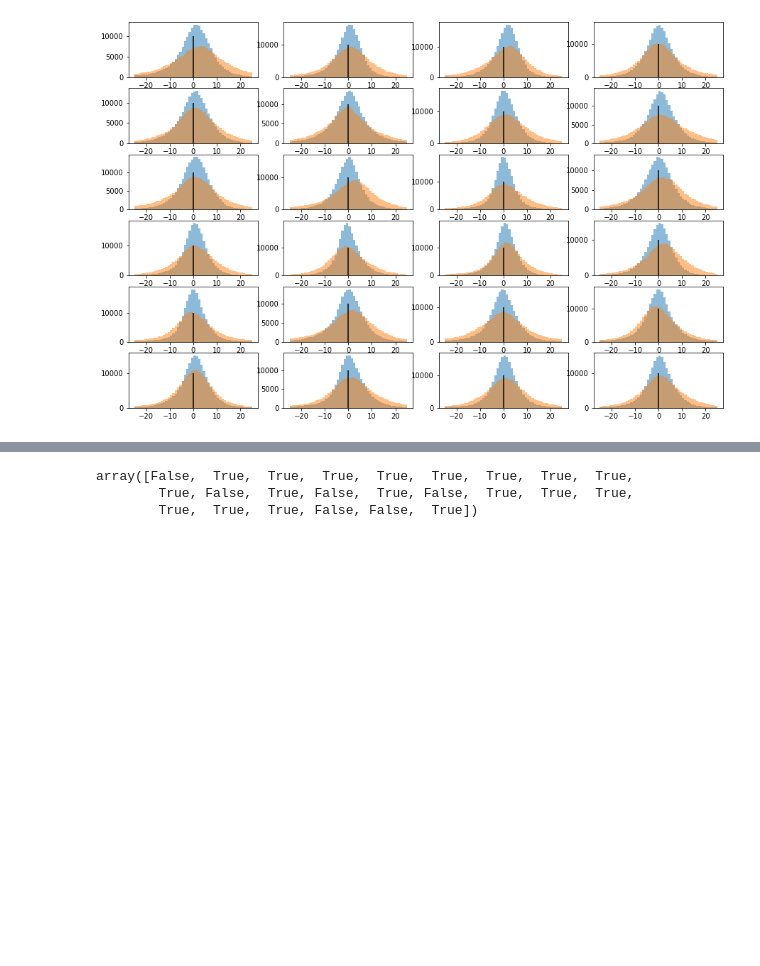
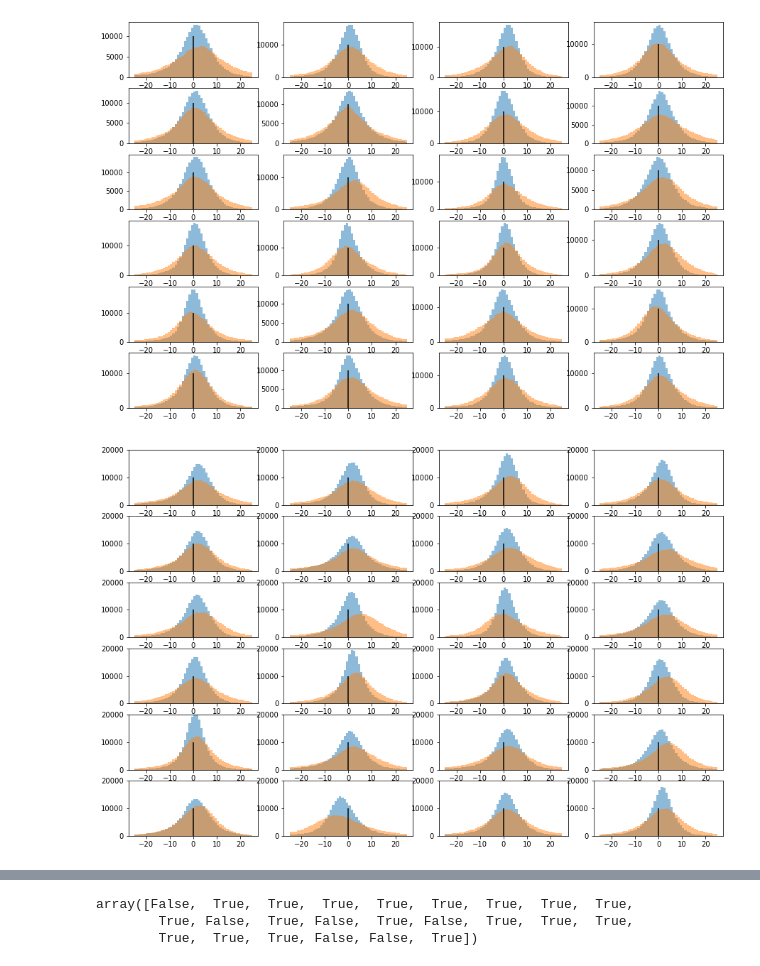
Before and after one commit to PibeChorro/Magic_fMRI, a Jupyter notebook: analysis/visualization/contrast_distribution_visualization.ipynb, the cells around one changed output, grey strips where cells are left out. Saved outputs shown, nothing was run; the diff lists cells and outputs as text; code cells hidden in the pictures; blank space fills up the shorter version.

```diff
--- a/analysis/visualization/contrast_distribution_visualization.ipynb
+++ b/analysis/visualization/contrast_distribution_visualization.ipynb
@@ -144,3 +150,26 @@ for s, sub in enumerate(subjects):
 #    print('sub-{:02} min value={}    max value={}'.format(s+1,con_data.min(),con_data.max()))
 # %% [output]
 [figure]
+# %%
+strange_cons = [8,9] # that is Surprise>Magic before and Surprise>Control
+fig = plt.figure(figsize=(15,10))
+
+skews_fmriprep = np.zeros((len(strange_cons),len(subjects)))
+for s, sub in enumerate(subjects):
+    fig.add_subplot(6,4,s+1)
+    for c,con in enumerate(strange_cons):
+        current_con = os.path.join(RESULTS_DIR_FMRIPREP,sub, 'con_{:04}.nii'.format(con))
+
+        con_img = nib.load(current_con)
+        con_data = con_img.get_fdata()
+        con_data = con_data.flatten()
+        con_data = con_data[~np.isnan(con_data)]
+
+        skews_fmriprep[c,s] = st.skew(con_data)
+
+        plt.hist(con_data,bins=50,range=(-25, 25),alpha=1/2);
+    plt.vlines(x=0,ymin=0,ymax=10000,colors='black')
+    plt.ylim(0,20000)
+#    print('sub-{:02} min value={}    max value={}'.format(s+1,con_data.min(),con_data.max()))
+# %% [output]
+[figure, added]
```
Also changed, not shown: parts of 9 cells of this notebook, 3 other files.
